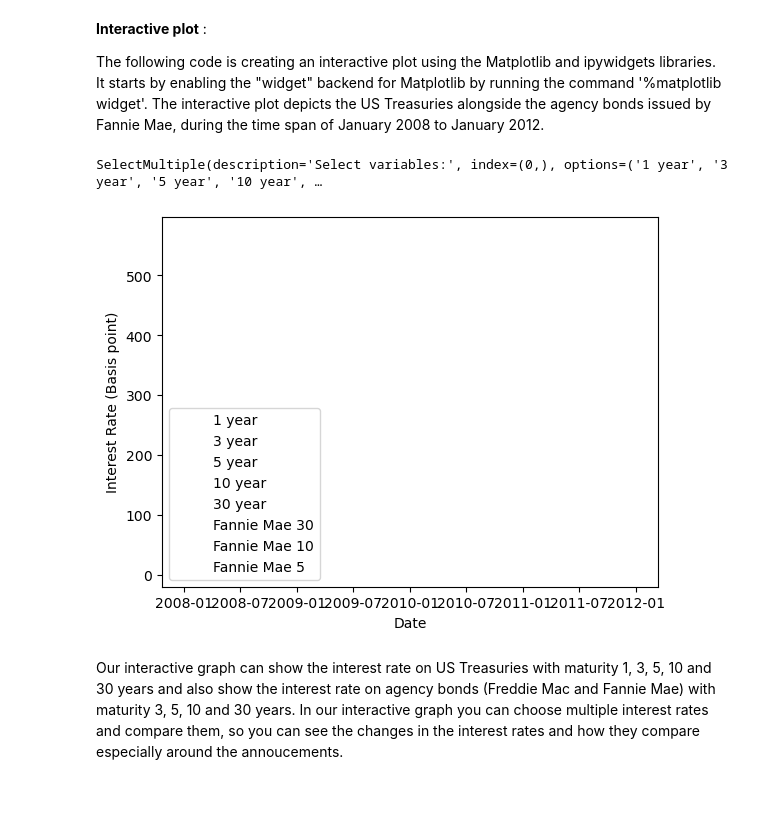
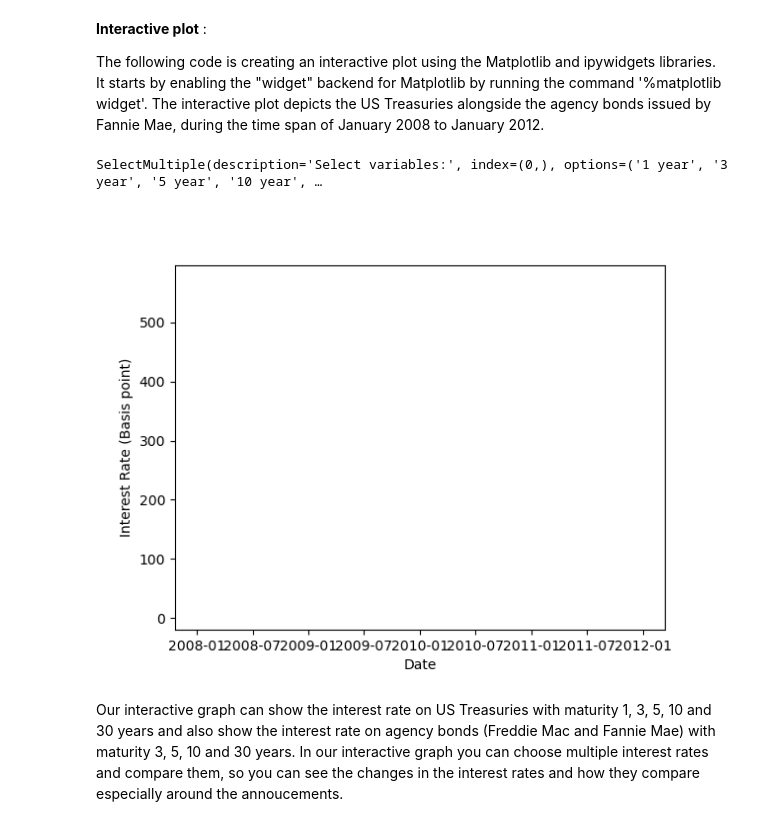
Before and after one commit to NumEconCopenhagen/projects-2023-3500, a Jupyter notebook: dataproject/dataproject.ipynb, the cells around one changed output. Drawn from its saved outputs; the diff is of its cells as text; code cells hidden in the pictures; blank space fills up the shorter version.

```diff
--- a/dataproject/dataproject.ipynb
+++ b/dataproject/dataproject.ipynb
@@ -92,36 +92,35 @@ variable_names = ['1 year', '3 year', '5 year', '10 year', '30 year', 'Fannie Ma
 
 # Define initial plot
 fig, ax = plt.subplots()
 lines = []
 for variable_name in variable_names:
     line, = ax.plot(df_merged['Date'], df_merged[variable_name], label=variable_name, visible=False)
     lines.append(line)
-ax.legend()
 
 # Define callback function to update plot
 def update_plot(change):
     selected_variables = change.new
     for i, line in enumerate(lines):
         if variable_names[i] in selected_variables:
             line.set_visible(True)
         else:
             line.set_visible(False)
-    ax.legend()
+    ax.legend([var for var in variable_names if var in selected_variables], loc='upper right')  # Update legend with selected variables
     fig.canvas.draw_idle()
 
 # Set x and y labels
 ax.set_xlabel('Date')
 ax.set_ylabel('Interest Rate (Basis point)')
 
 # Define widget
 select_multiple = widgets.SelectMultiple(options=variable_names, value=[variable_names[0]], description='Select variables:')
 select_multiple.observe(update_plot, names='value')
 
 # Display plot and widget
 display(select_multiple)
 # %% [output]
 SelectMultiple(description='Select variables:', index=(0,), options=('1 year', '3 year', '5 year', '10 year', …
-[figure, old version]
+[figure, new version]
 # %% [markdown]
 Our interactive graph can show the interest rate on US Treasuries with maturity 1, 3, 5, 10 and 30 years and also show the interest rate on agency bonds (Freddie Mac and Fannie Mae) with maturity 3, 5, 10 and 30 years. In our interactive graph you can choose multiple interest rates and compare them, so you can see the changes in the interest rates and how they compare especially around the annoucements.
 # %% [markdown]
```
Also changed, not shown: parts of 4 cells of this notebook.
